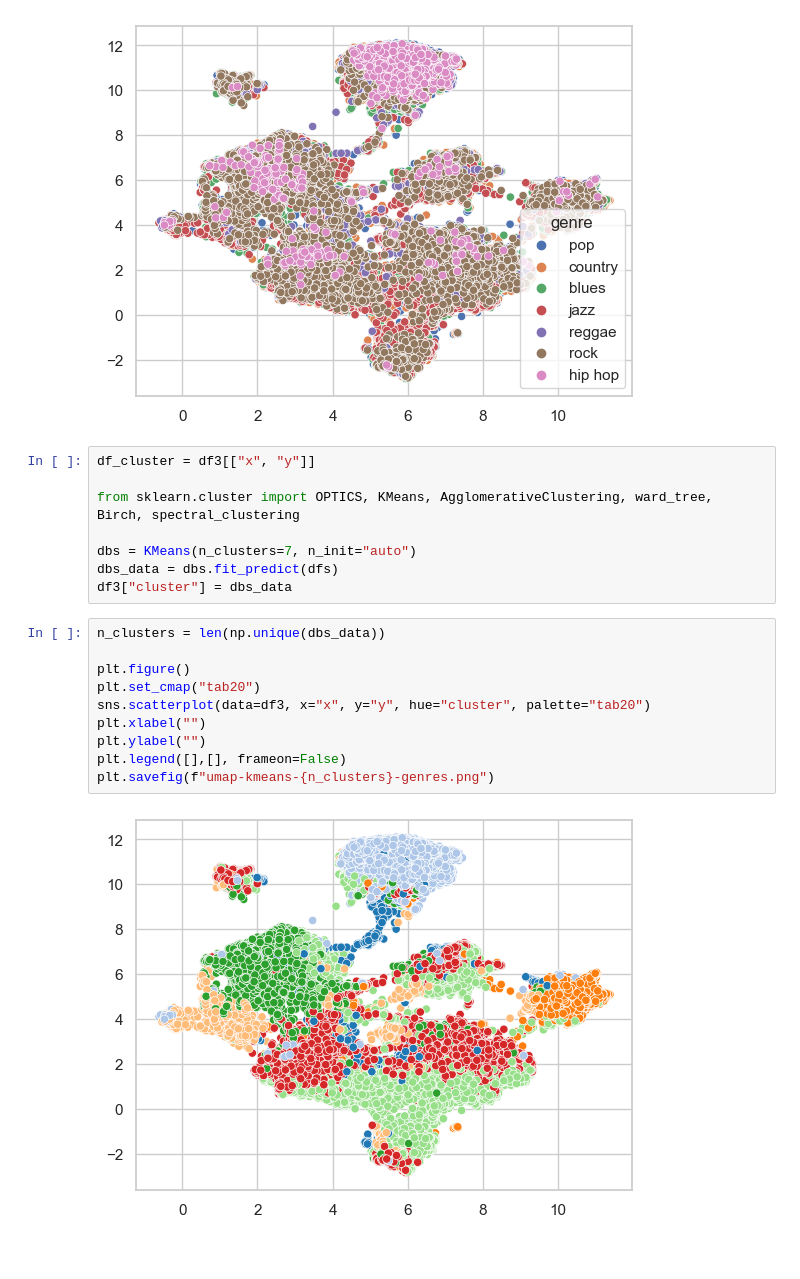
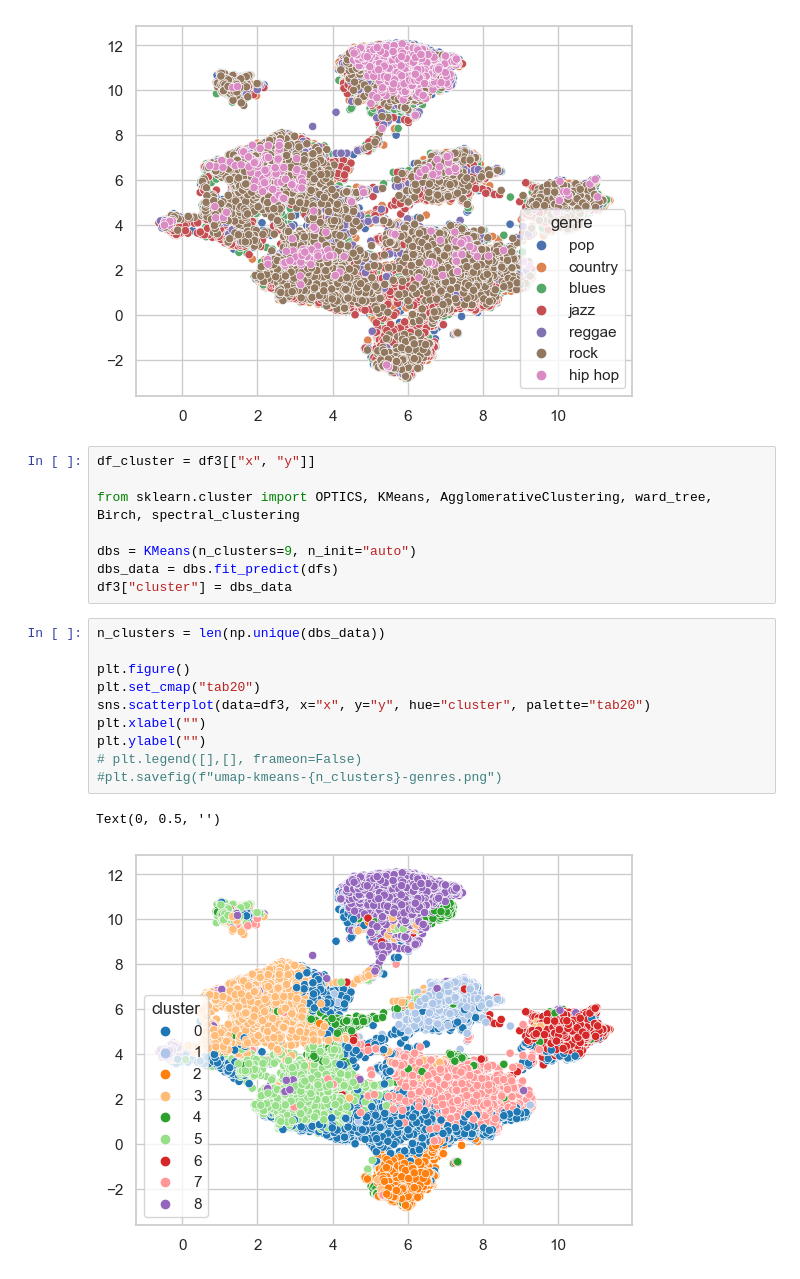
Before and after one commit to Aekai/kaggle-1950-2019songs, a Jupyter notebook: Data description.ipynb, the cells around one changed output. Cells and saved outputs as stored; diff of their text form.

```diff
--- a/Data description.ipynb
+++ b/Data description.ipynb
@@ -128,18 +98,19 @@ df_cluster = df3[["x", "y"]]
 
 from sklearn.cluster import OPTICS, KMeans, AgglomerativeClustering, ward_tree, Birch, spectral_clustering
 
-dbs = KMeans(n_clusters=7, n_init="auto")
+dbs = KMeans(n_clusters=9, n_init="auto")
 dbs_data = dbs.fit_predict(dfs)
 df3["cluster"] = dbs_data
 # %%
 n_clusters = len(np.unique(dbs_data))
 
 plt.figure()
 plt.set_cmap("tab20")
 sns.scatterplot(data=df3, x="x", y="y", hue="cluster", palette="tab20")
 plt.xlabel("")
 plt.ylabel("")
-plt.legend([],[], frameon=False)
-plt.savefig(f"umap-kmeans-{n_clusters}-genres.png")
+# plt.legend([],[], frameon=False)
+#plt.savefig(f"umap-kmeans-{n_clusters}-genres.png")
 # %% [output]
+Text(0, 0.5, '')
-[figure, old version]
+[figure, new version]
```
Also changed, not shown: parts of 3 cells of this notebook.
